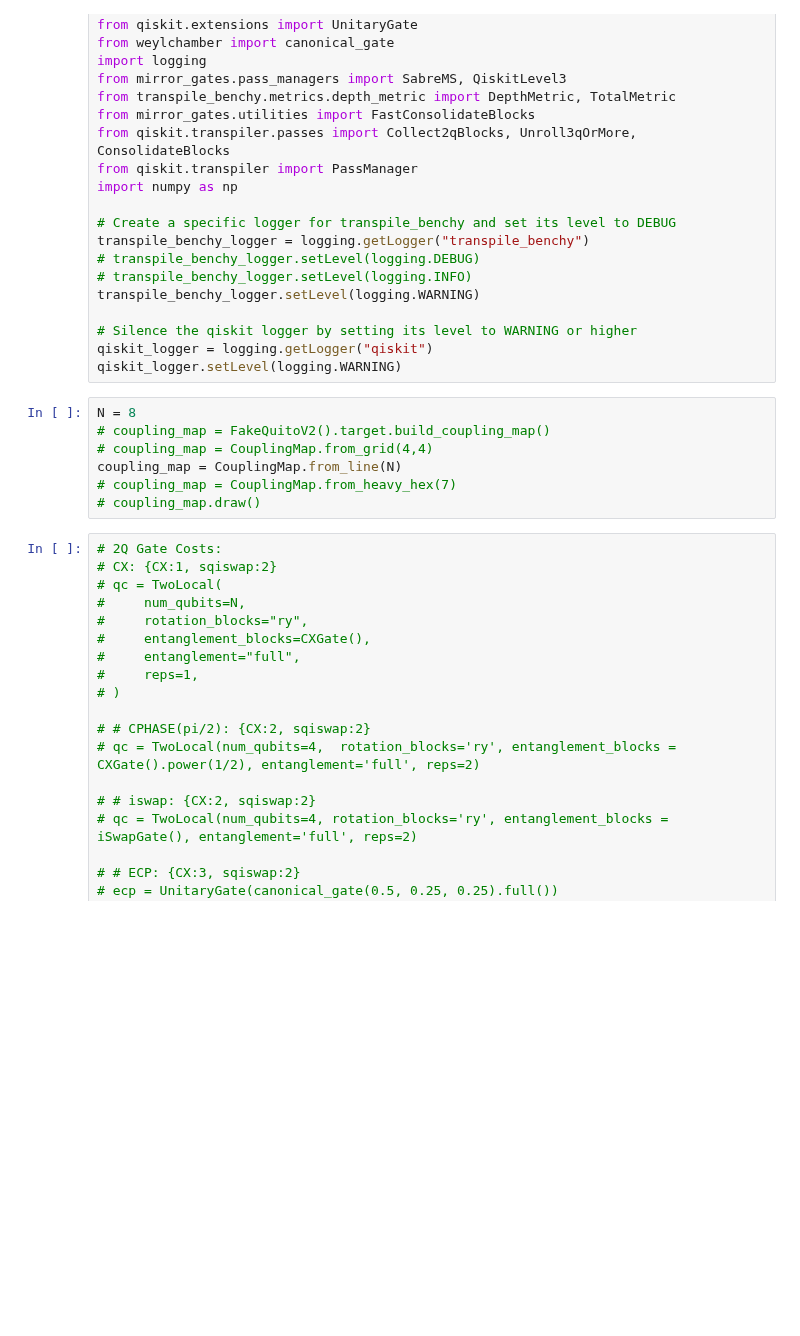
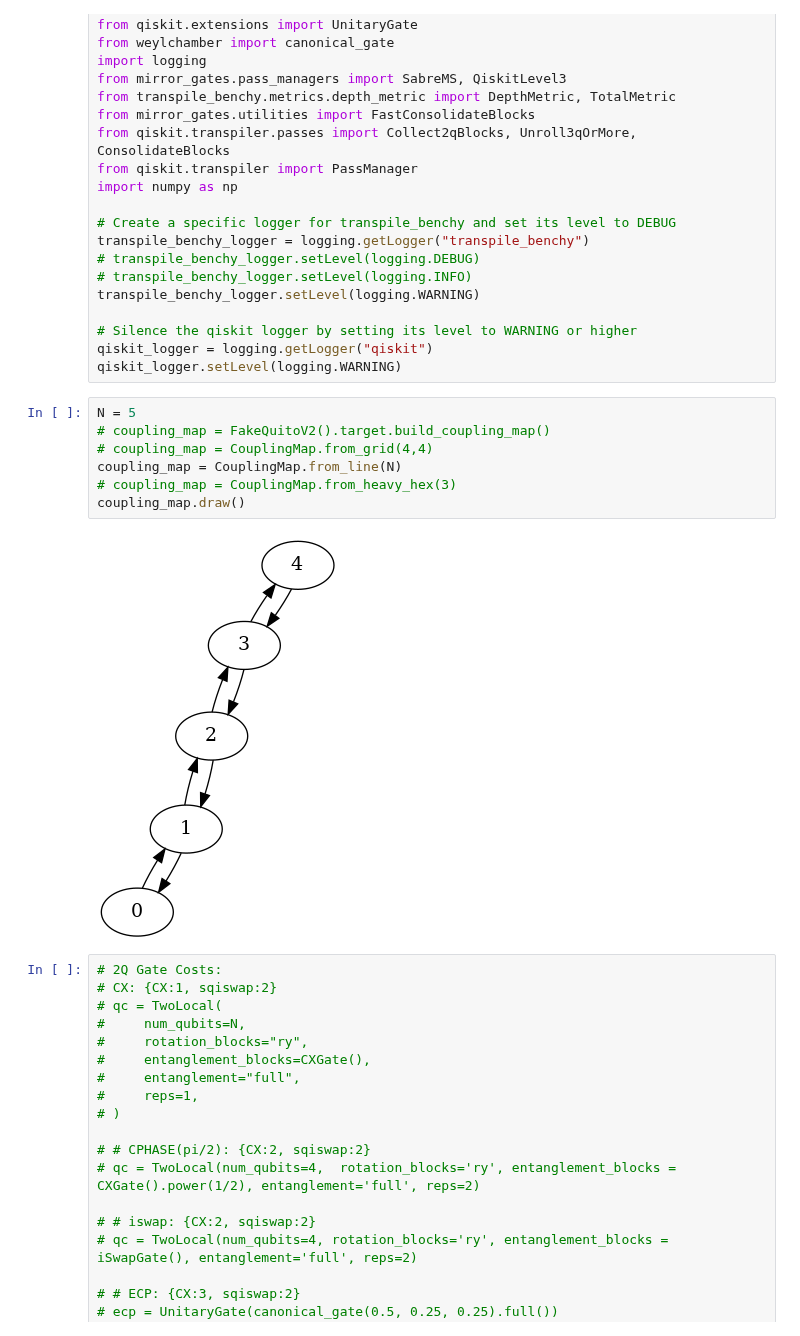
Before and after one commit to Pitt-JonesLab/mirror-gates, a Jupyter notebook: src/notebooks/debug_bench.ipynb, the cells around one changed output. Cells and saved outputs as stored; diff of their text form; blank space fills up the shorter version.

```diff
--- a/src/notebooks/debug_bench.ipynb
+++ b/src/notebooks/debug_bench.ipynb
@@ -27,12 +27,14 @@ transpile_benchy_logger.setLevel(logging.WARNING)
 qiskit_logger = logging.getLogger("qiskit")
 qiskit_logger.setLevel(logging.WARNING)
 # %%
-N = 8
+N = 5
 # coupling_map = FakeQuitoV2().target.build_coupling_map()
 # coupling_map = CouplingMap.from_grid(4,4)
 coupling_map = CouplingMap.from_line(N)
-# coupling_map = CouplingMap.from_heavy_hex(7)
-# coupling_map.draw()
+# coupling_map = CouplingMap.from_heavy_hex(3)
+coupling_map.draw()
+# %% [output]
+[figure, added]
 # %%
 # 2Q Gate Costs:
 # CX: {CX:1, sqiswap:2}
```
Also changed, not shown: parts of 6 cells of this notebook, 10 other files.
